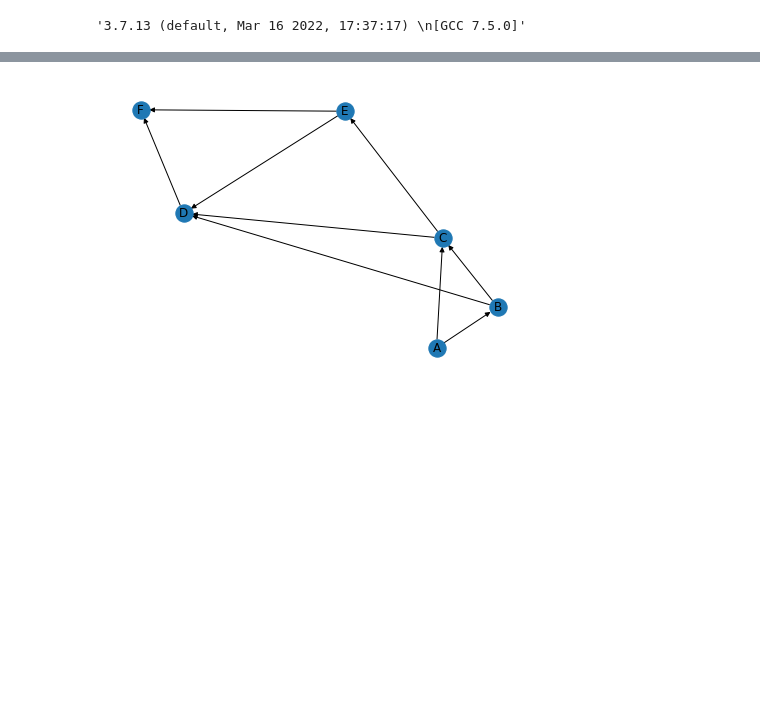
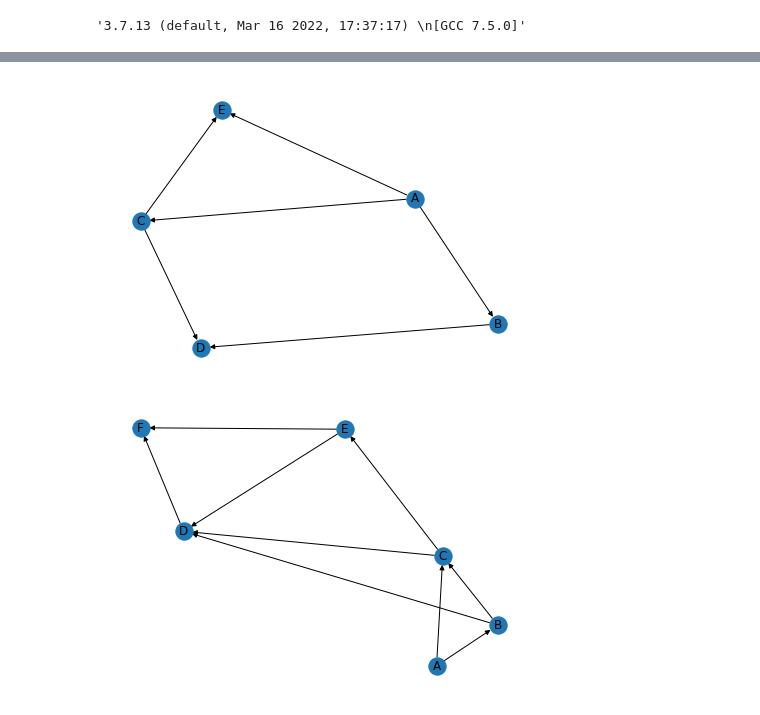
Before and after one commit to loosak/pysnippets, a Jupyter notebook: Graphs.ipynb, the cells around one changed output, grey strips where cells are left out. Drawn from its saved outputs; the diff is of its cells as text; code cells hidden in the pictures; blank space fills up the shorter version.

```diff
--- a/Graphs.ipynb
+++ b/Graphs.ipynb
@@ -12 +50,14 @@ sys.version
+# %%
+import networkx as nx
+
+Graph = nx.Graph()
+
+Nodes = ['A','B','C','D','E']
+Edges = [('A', 'B'), ('B', 'D'), ('D', 'C'), ('C', 'E'), ('C', 'A'), ('E', 'A')]
+Graph.add_nodes_from(Nodes)
+Graph.add_edges_from(Edges)
+
+nx.draw(Graph, with_labels=True, arrows=True)
+# %% [output]
+[figure, added]
 # %%
```
Also changed, not shown: parts of 4 cells of this notebook.
